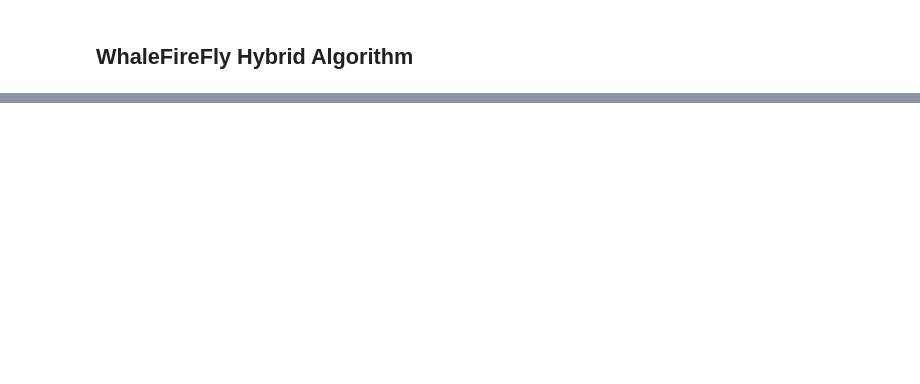
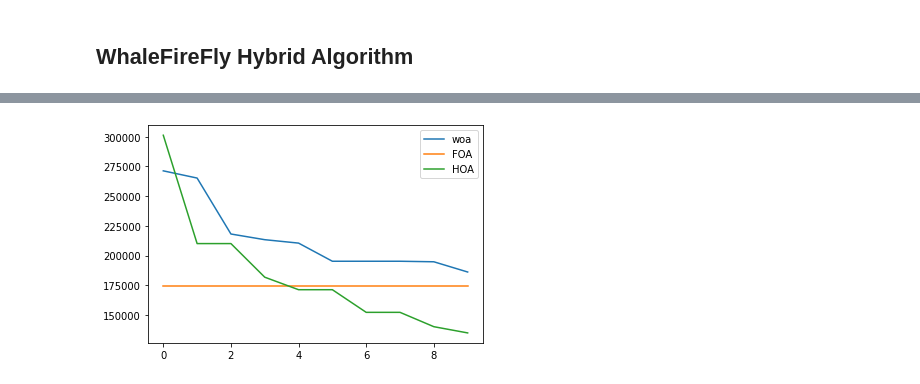
Before and after one commit to anishgowda21/mini-project, a Jupyter notebook: notebooks/WhaleFirefly.ipynb, the cells around one changed output, grey strips where cells are left out. Cells and saved outputs as stored; diff of their text form; code cells hidden in the pictures; blank space fills up the shorter version.

```diff
--- a/notebooks/WhaleFirefly.ipynb
+++ b/notebooks/WhaleFirefly.ipynb
@@ -362,0 +408,15 @@ HOA: [[-4.9769751  -3.30431687 -2.34636846]]
+# %%
+woa,woa_hist = whale_optimization_algorithm(hunting_party=10,spiral_param=3,min_values=min_*k,max_values=max_*k,iterations=iternum,target_function=evaluate)
+ff,ff_hist= firefly_algorithm(swarm_size = 50, min_values=min_*k,max_values=max_*k,generations = iternum, target_function = evaluate)
+hoa,hoa_hist = whalefireflyhybrid(huntingparty=10,spiral_param=3,min_values=min_*k,max_values=max_*k,generations=iternum,target_function=evaluate)
+
+# print("WOA:",woa)
+# print("FF:",ff)
+# print("HOA:",hoa)
+plt.plot(range(iternum),woa_hist[1:],label='woa')
+plt.plot(range(iternum),ff_hist[1:],label='FOA')
+plt.plot(range(iternum),hoa_hist[1:],label='HOA')
+plt.legend()
+plt.show()
+# %% [output]
+[figure, added]
```
Also changed, not shown: parts of 8 cells of this notebook, 26 other files.
